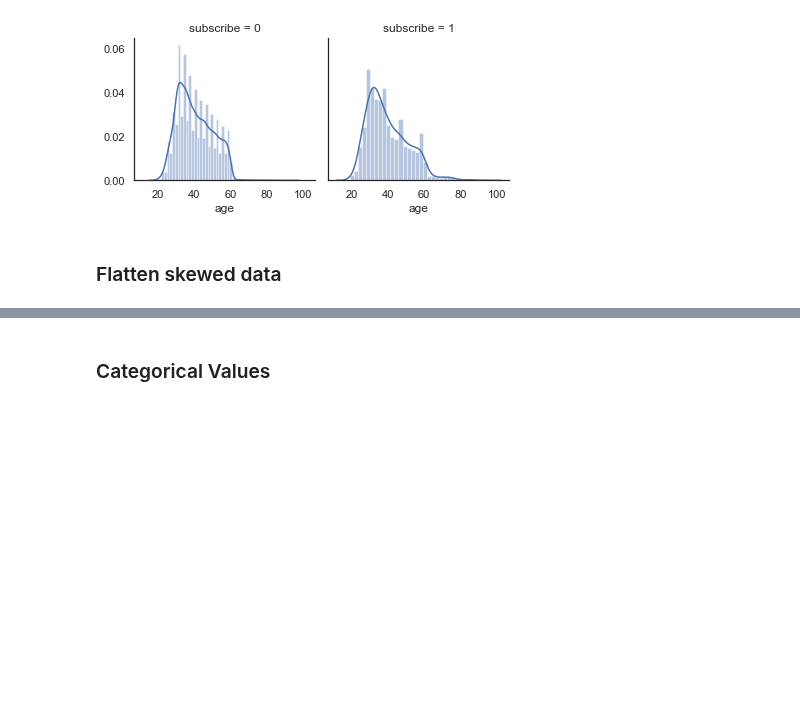
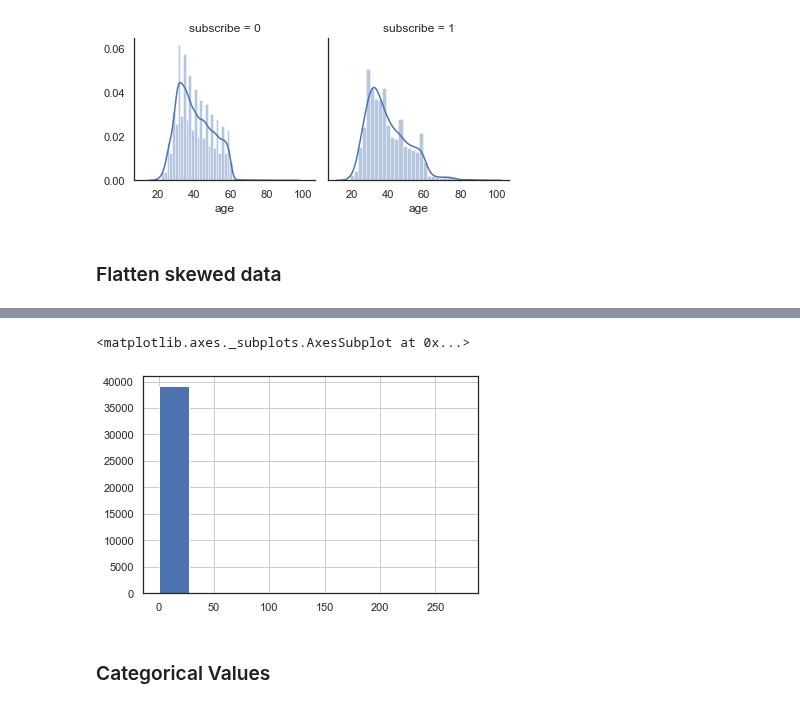
Before and after one commit to gtpgg1013/AI_docs, a Jupyter notebook: part4-ML/from_0920/challenge data/Data Preprocessing two.ipynb, the cells around one changed output, grey strips where cells are left out. Cells and saved outputs as stored; diff of their text form; code cells hidden in the pictures; blank space fills up the shorter version.

```diff
--- a/part4-ML/from_0920/challenge data/Data Preprocessing two.ipynb
+++ b/part4-ML/from_0920/challenge data/Data Preprocessing two.ipynb
@@ -253,0 +257,5 @@ for i, cl in enumerate(numerical_list):
+# %%
+train.previous.sort_values().hist()
+# %% [output]
+<matplotlib.axes._subplots.AxesSubplot at 0x...>
+[figure, added]
```
Also changed, not shown: parts of 31 cells of this notebook.
